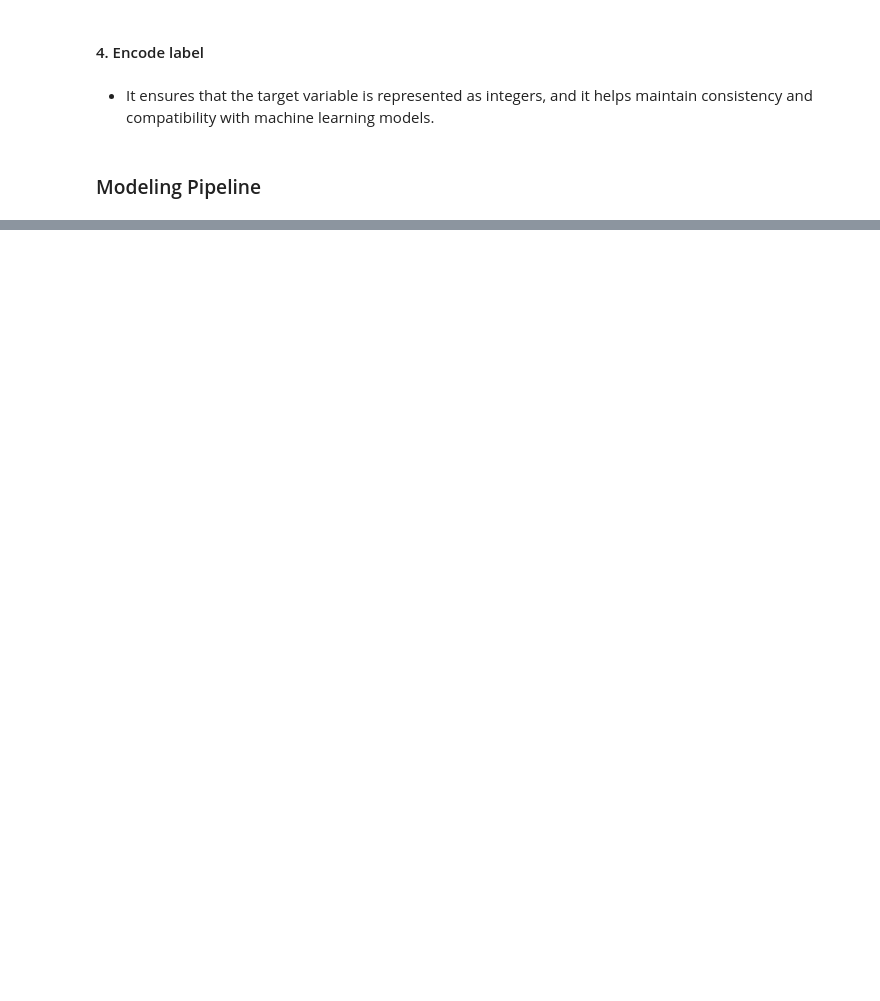
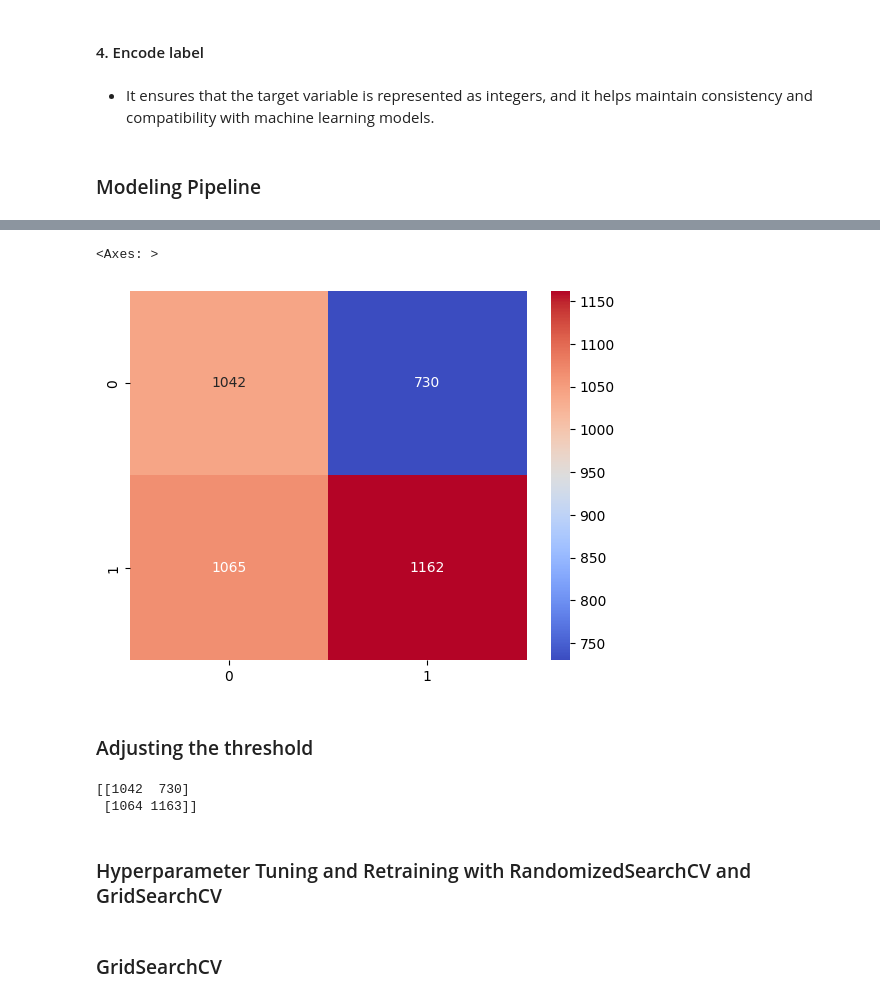
Before and after one commit to Patoski254/Customer_Churn_Predicting, a Jupyter notebook: notebook.ipynb, the cells around one changed output, grey strips where cells are left out. Drawn from its saved outputs; the diff is of its cells as text; code cells hidden in the pictures; blank space fills up the shorter version.

```diff
--- a/notebook.ipynb
+++ b/notebook.ipynb
@@ -1408,0 +1866,28 @@ print("Accuracy:", accuracy_3)
+# %%
+sns.heatmap(data=matrix, annot=True, fmt='d', cmap='coolwarm')
+# %% [output]
+<Axes: >
+[figure, added]
+# %% [markdown]
+### Adjusting the threshold
+# %%
+y_pred_proba = forest_pipeline.predict_proba(X_train)[:, 1]
+
+# Set the threshold
+threshold = 0.21
+
+# Create binary predictions based on the threshold
+binary_prediction = (y_pred_proba > threshold).astype(int)
+
+# Calculate the confusion matrix with the threshold
+threshold_matrix = confusion_matrix(y_test_encoded, binary_prediction)
+
+# Print or use the 'threshold_matrix' variable as needed
+print(threshold_matrix)
+# %% [output]
+[[1042  730]
+ [1064 1163]]
+# %% [markdown]
+### Hyperparameter Tuning and Retraining with RandomizedSearchCV and GridSearchCV
+# %% [markdown]
+### GridSearchCV
```
Also changed, not shown: parts of 73 cells of this notebook, 2 other files.
